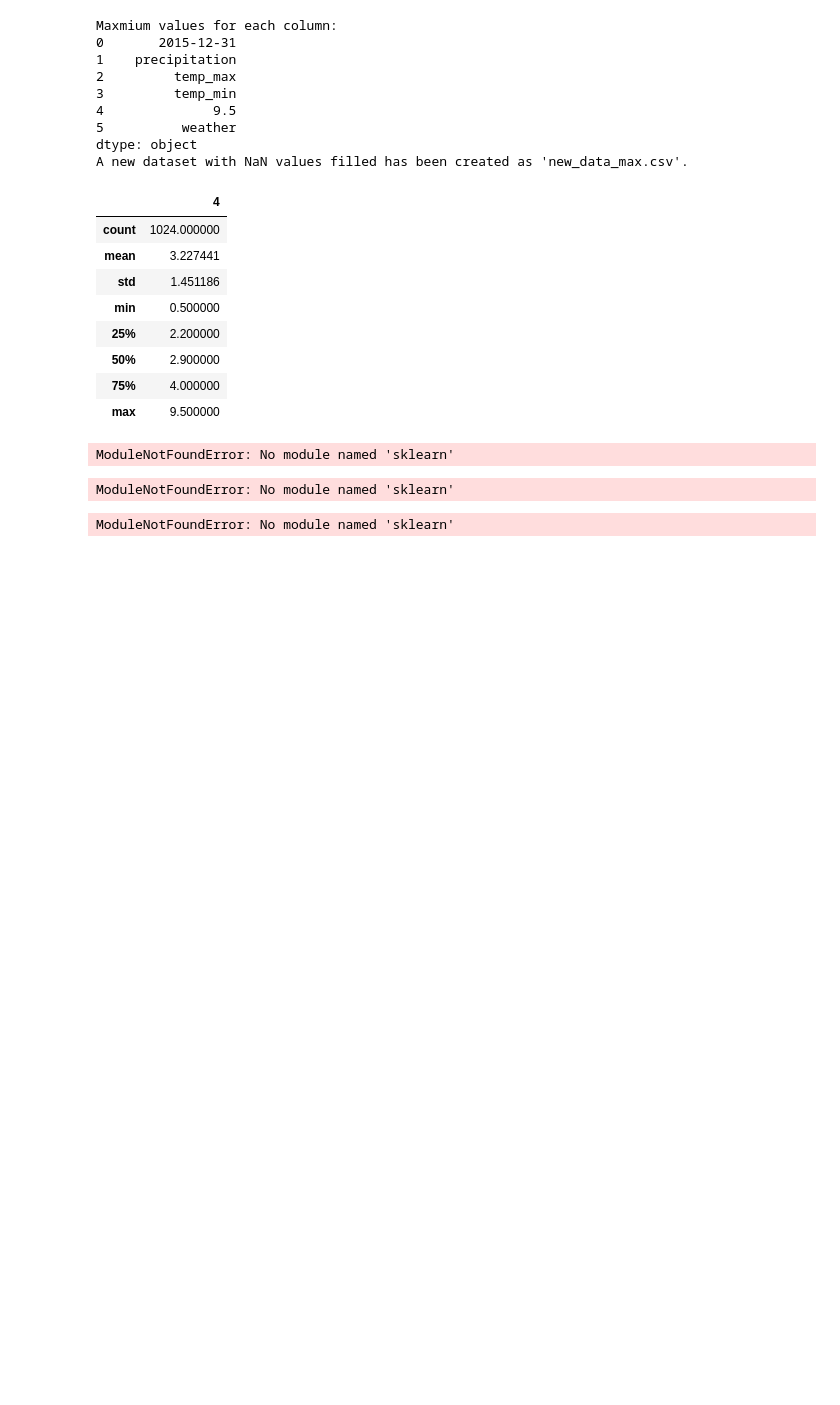
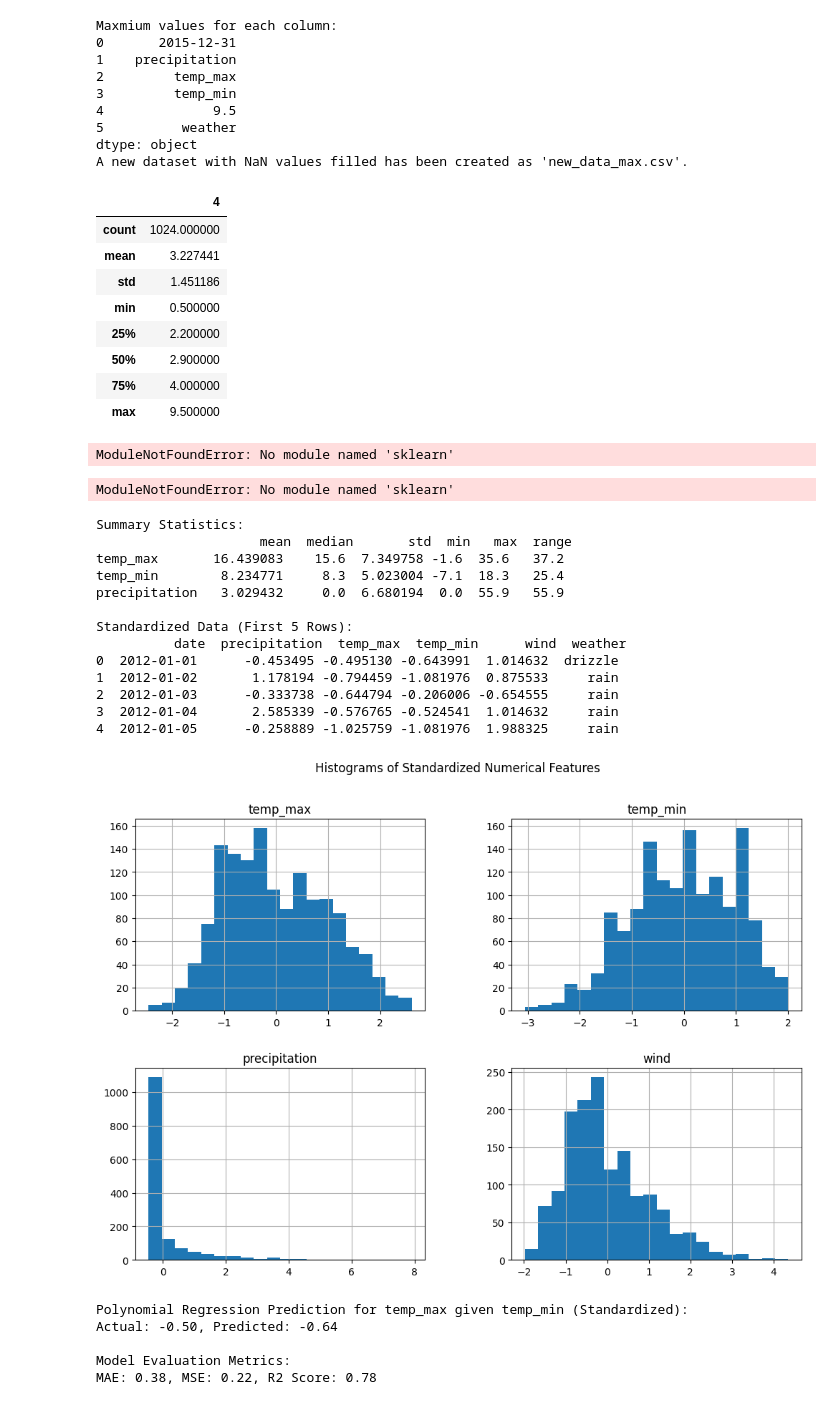
Before and after one commit to diyagoyal18/Python-Basics, a Jupyter notebook: Data Science/project/project1.ipynb, the cells around one changed output. Drawn from its saved outputs; the diff is of its cells as text; code cells hidden in the pictures; blank space fills up the shorter version.

```diff
--- a/Data Science/project/project1.ipynb
+++ b/Data Science/project/project1.ipynb
@@ -315,7 +315,7 @@ from sklearn.metrics import mean_absolute_error, mean_squared_error, r2_score
 file_path = r'C:\Users\diyag\Desktop\projects\python_practice\Data Science\project\seattle-weather.csv'
 weather_data = pd.read_csv(file_path)
 
-# Step 1: Computing descriptive statistics
+# Computing descriptive statistics
 summary_stats = weather_data[['temp_max', 'temp_min', 'precipitation']].agg(
     ['mean', 'median', 'std', 'min', 'max']
 ).T
@@ -323,7 +323,7 @@ summary_stats['range'] = summary_stats['max'] - summary_stats['min']
 
 print("\nSummary Statistics:\n", summary_stats)
 
-# Step 2: Standardizing numerical features
+# Standardizing numerical features
 standardized_data = weather_data.copy()
 numerical_cols = ['temp_max', 'temp_min', 'precipitation', 'wind']
 
@@ -333,38 +333,59 @@ standardized_data[numerical_cols] = (
 
 print("\nStandardized Data (First 5 Rows):\n", standardized_data.head())
 
-# Step 3: Visualizing standardized features
-plt.figure(figsize=(12, 6))
-standardized_data[numerical_cols].boxplot()
-plt.title('Standardized Numerical Features')
-plt.ylabel('Standardized Value')
+#Visualizing standardized features
+
+
+standardized_data[numerical_cols].hist(figsize=(12, 8), bins=20, layout=(2, 2))
+plt.suptitle('Histograms of Standardized Numerical Features')
 plt.show()
 
-# Step 4: Polynomial Regression Example (temp_min -> temp_max)
+
+
+
+# Polynomial Regression Example (temp_min -> temp_max)
 X = standardized_data[['temp_min']].values
 y = standardized_data['temp_max'].values
 
 # Adding polynomial features
 poly_reg = PolynomialFeatures(degree=2)
 X_poly = poly_reg.fit_transform(X)
 
 # Training the model
 model = LinearRegression()
 model.fit(X_poly, y)
 
 # Making predictions
 y_pred = model.predict(X_poly)
 
 # Displaying actual vs predicted values
 print("\nPolynomial Regression Prediction for temp_max given temp_min (Standardized):")
 print(f"Actual: {y[0]:.2f}, Predicted: {y_pred[0]:.2f}")
 
 # Model evaluation metrics
 mae = mean_absolute_error(y, y_pred)
 mse = mean_squared_error(y, y_pred)
 r2 = r2_score(y, y_pred)
 
 print("\nModel Evaluation Metrics:")
 print(f"MAE: {mae:.2f}, MSE: {mse:.2f}, R2 Score: {r2:.2f}")
 # %% [output]
-ModuleNotFoundError: No module named 'sklearn'
+Summary Statistics:
+                     mean  median       std  min   max  range
+temp_max       16.439083    15.6  7.349758 -1.6  35.6   37.2
+temp_min        8.234771     8.3  5.023004 -7.1  18.3   25.4
+precipitation   3.029432     0.0  6.680194  0.0  55.9   55.9
+
+Standardized Data (First 5 Rows):
+          date  precipitation  temp_max  temp_min      wind  weather
+0  2012-01-01      -0.453495 -0.495130 -0.643991  1.014632  drizzle
+1  2012-01-02       1.178194 -0.794459 -1.081976  0.875533     rain
+2  2012-01-03      -0.333738 -0.644794 -0.206006 -0.654555     rain
+3  2012-01-04       2.585339 -0.576765 -0.524541  1.014632     rain
+4  2012-01-05      -0.258889 -1.025759 -1.081976  1.988325     rain
+[figure, added]
+Polynomial Regression Prediction for temp_max given temp_min (Standardized):
+Actual: -0.50, Predicted: -0.64
+
+Model Evaluation Metrics:
+MAE: 0.38, MSE: 0.22, R2 Score: 0.78
```
